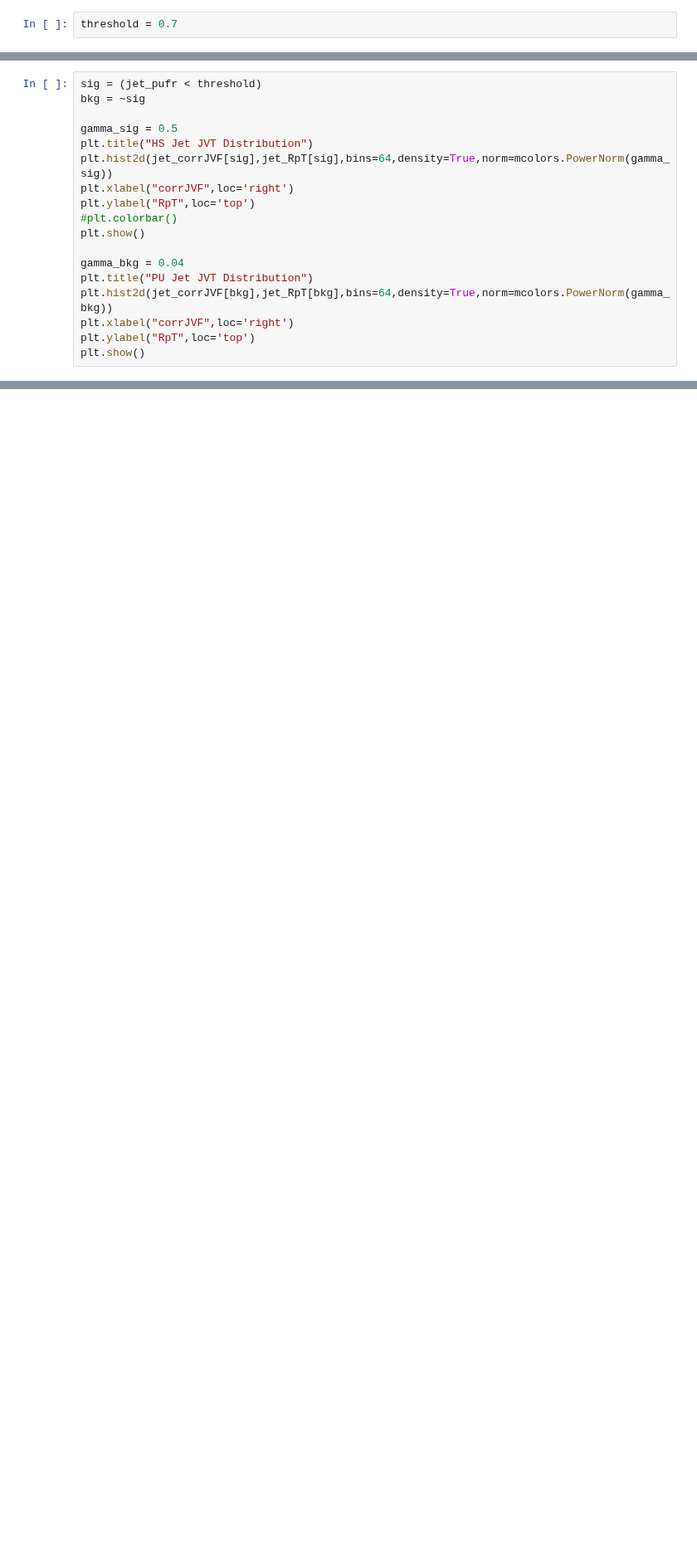
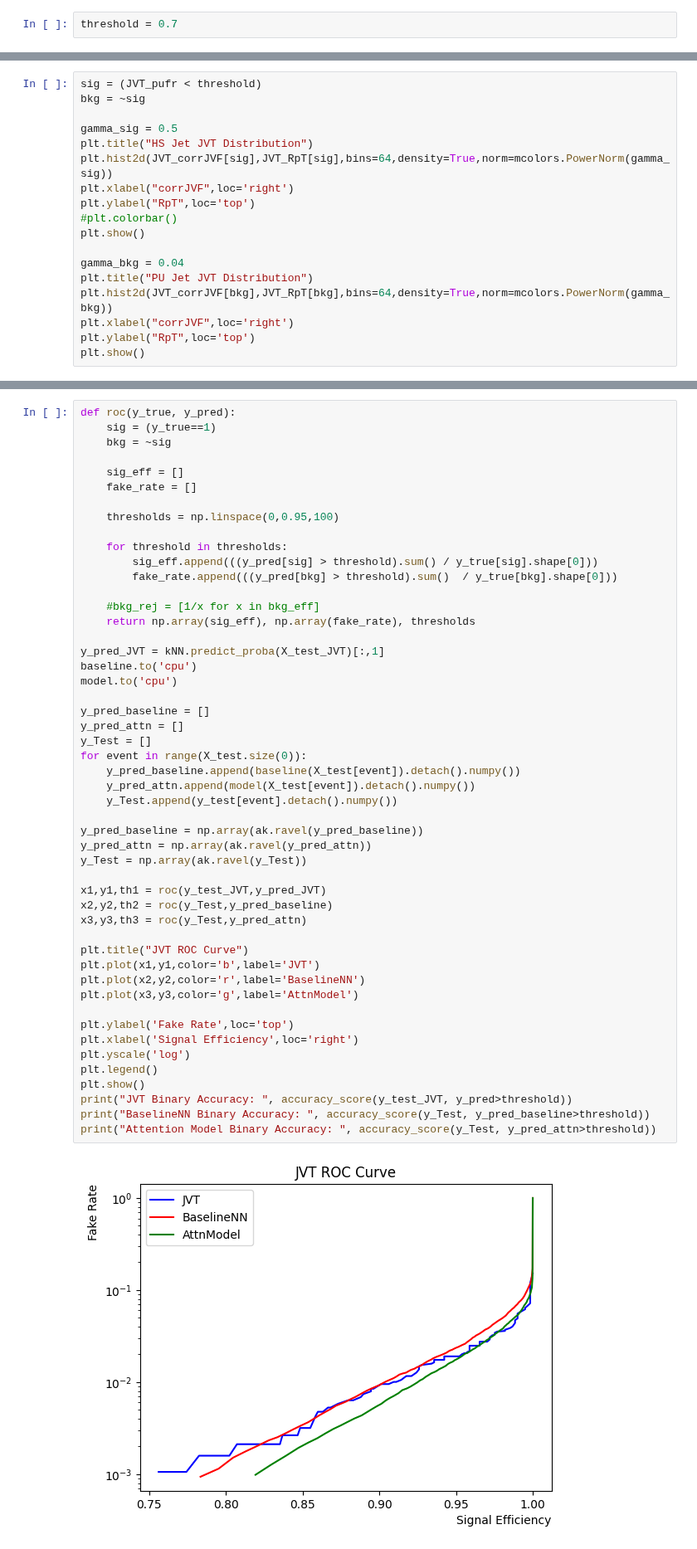
Before and after one commit to LukeV37/Pileup_Project, a Jupyter notebook: python/JVT_Benchmark.ipynb, the cells around one changed output, grey strips where cells are left out. Shown at 83% size. Drawn from its saved outputs; the diff is of its cells as text; blank space fills up the shorter version.

```diff
--- a/python/JVT_Benchmark.ipynb
+++ b/python/JVT_Benchmark.ipynb
@@ -50,12 +65,12 @@ plt.show()
 [figure]
 [figure]
 # %%
-sig = (jet_pufr < threshold)
+sig = (JVT_pufr < threshold)
 bkg = ~sig
 
 gamma_sig = 0.5
 plt.title("HS Jet JVT Distribution")
-plt.hist2d(jet_corrJVF[sig],jet_RpT[sig],bins=64,density=True,norm=mcolors.PowerNorm(gamma_sig))
+plt.hist2d(JVT_corrJVF[sig],JVT_RpT[sig],bins=64,density=True,norm=mcolors.PowerNorm(gamma_sig))
 plt.xlabel("corrJVF",loc='right')
 plt.ylabel("RpT",loc='top')
 #plt.colorbar()
@@ -63,7 +78,7 @@ plt.show()
 
 gamma_bkg = 0.04
 plt.title("PU Jet JVT Distribution")
-plt.hist2d(jet_corrJVF[bkg],jet_RpT[bkg],bins=64,density=True,norm=mcolors.PowerNorm(gamma_bkg))
+plt.hist2d(JVT_corrJVF[bkg],JVT_RpT[bkg],bins=64,density=True,norm=mcolors.PowerNorm(gamma_bkg))
 plt.xlabel("corrJVF",loc='right')
 plt.ylabel("RpT",loc='top')
 plt.show()
@@ -135,0 +326,52 @@ plt.show()
+# %%
+def roc(y_true, y_pred):
+    sig = (y_true==1)
+    bkg = ~sig
+
+    sig_eff = []
+    fake_rate = []
+
+    thresholds = np.linspace(0,0.95,100)
+
+    for threshold in thresholds:
+        sig_eff.append(((y_pred[sig] > threshold).sum() / y_true[sig].shape[0]))
+        fake_rate.append(((y_pred[bkg] > threshold).sum()  / y_true[bkg].shape[0]))
+
+    #bkg_rej = [1/x for x in bkg_eff]
+    return np.array(sig_eff), np.array(fake_rate), thresholds
+
+y_pred_JVT = kNN.predict_proba(X_test_JVT)[:,1]
+baseline.to('cpu')
+model.to('cpu')
+
+y_pred_baseline = []
+y_pred_attn = []
+y_Test = []
+for event in range(X_test.size(0)):
+    y_pred_baseline.append(baseline(X_test[event]).detach().numpy())
+    y_pred_attn.append(model(X_test[event]).detach().numpy())
+    y_Test.append(y_test[event].detach().numpy())
+
+y_pred_baseline = np.array(ak.ravel(y_pred_baseline))
+y_pred_attn = np.array(ak.ravel(y_pred_attn))
+y_Test = np.array(ak.ravel(y_Test))
+
+x1,y1,th1 = roc(y_test_JVT,y_pred_JVT)
+x2,y2,th2 = roc(y_Test,y_pred_baseline)
+x3,y3,th3 = roc(y_Test,y_pred_attn)
+
+plt.title("JVT ROC Curve")
+plt.plot(x1,y1,color='b',label='JVT')
+plt.plot(x2,y2,color='r',label='BaselineNN')
+plt.plot(x3,y3,color='g',label='AttnModel')
+
+plt.ylabel('Fake Rate',loc='top')
+plt.xlabel('Signal Efficiency',loc='right')
+plt.yscale('log')
+plt.legend()
+plt.show()
+print("JVT Binary Accuracy: ", accuracy_score(y_test_JVT, y_pred>threshold))
+print("BaselineNN Binary Accuracy: ", accuracy_score(y_Test, y_pred_baseline>threshold))
+print("Attention Model Binary Accuracy: ", accuracy_score(y_Test, y_pred_attn>threshold))
+# %% [output]
+[figure, added]
```
Also changed, not shown: parts of 16 cells of this notebook.
